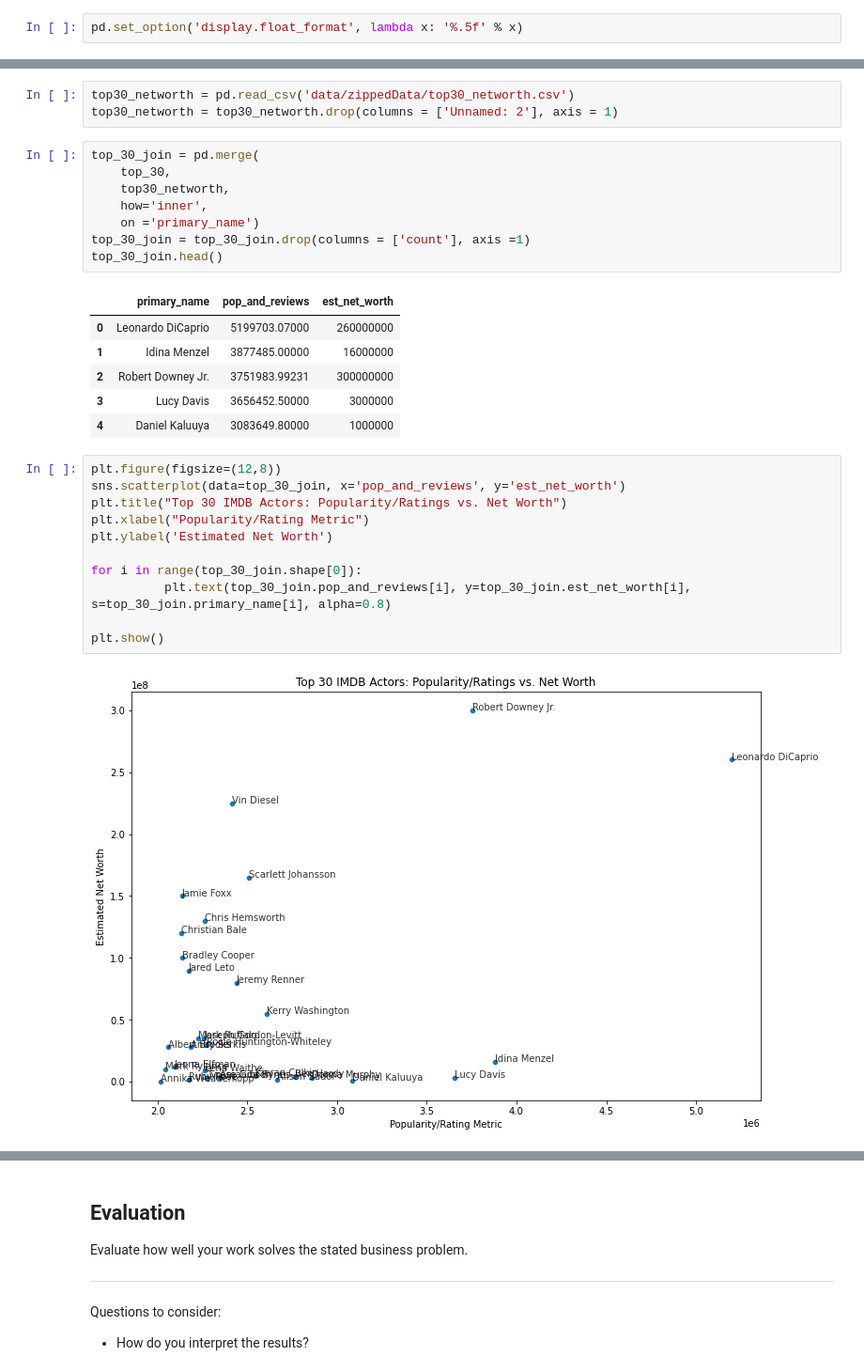
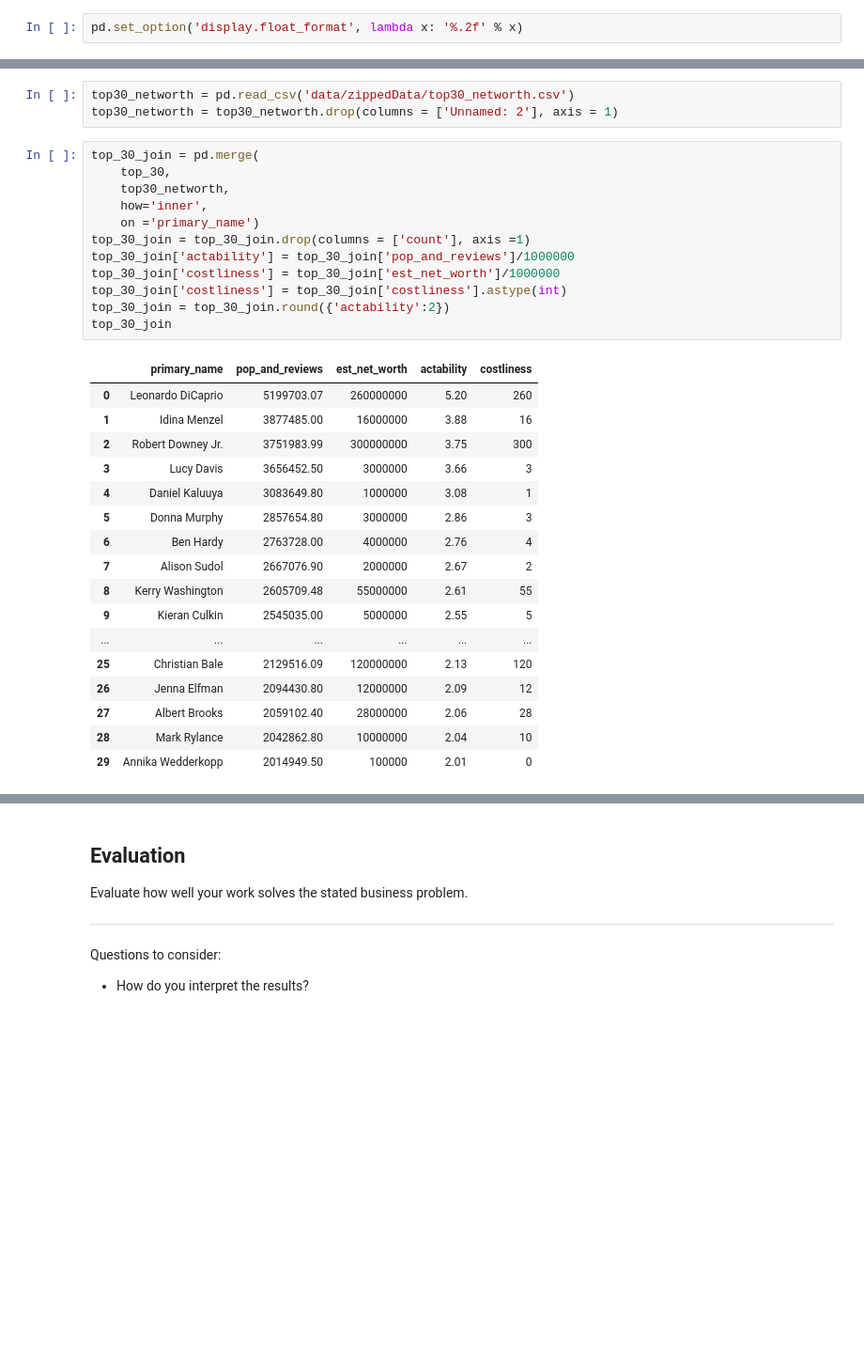
Before and after one commit to alexiskedo/Analyzing-Film-Production-Data, a Jupyter notebook: Kedo_Phase1ProjectNotebook.ipynb, the cells around one changed output, grey strips where cells are left out. Shown at 94% size. Drawn from its saved outputs; the diff is of its cells as text; blank space fills up the shorter version.

```diff
--- a/Kedo_Phase1ProjectNotebook.ipynb
+++ b/Kedo_Phase1ProjectNotebook.ipynb
@@ -1422,7 +1430,7 @@ actors_ranking = actors_ranking.rename(columns={'mean':'pop_and_reviews','count'
 actors_ranking.columns = actors_ranking.columns.droplevel(0)
 actors_ranking = actors_ranking.sort_values(by=['pop_and_reviews'],ascending=False)
 # %%
-pd.set_option('display.float_format', lambda x: '%.5f' % x)
+pd.set_option('display.float_format', lambda x: '%.2f' % x)
 # %%
 top_30 = actors_ranking.head(30)
 # %%
@@ -1431,28 +1439,30 @@ top30_networth = top30_networth.drop(columns = ['Unnamed: 2'], axis = 1)
 # %%
 top_30_join = pd.merge(
     top_30,
     top30_networth,
     how='inner',
     on ='primary_name')
 top_30_join = top_30_join.drop(columns = ['count'], axis =1)
-top_30_join.head()
+top_30_join['actability'] = top_30_join['pop_and_reviews']/1000000
+top_30_join['costliness'] = top_30_join['est_net_worth']/1000000
+top_30_join['costliness'] = top_30_join['costliness'].astype(int)
+top_30_join = top_30_join.round({'actability':2})
+top_30_join
 # %% [output]
-|  | primary_name | pop_and_reviews | est_net_worth |
-| 0 | Leonardo DiCaprio | 5199703.07000 | 260000000 |
-| 1 | Idina Menzel | 3877485.00000 | 16000000 |
-| 2 | Robert Downey Jr. | 3751983.99231 | 300000000 |
-| 3 | Lucy Davis | 3656452.50000 | 3000000 |
-| 4 | Daniel Kaluuya | 3083649.80000 | 1000000 |
+|  | primary_name | pop_and_reviews | est_net_worth | actability | costliness |
+| 0 | Leonardo DiCaprio | 5199703.07 | 260000000 | 5.20 | 260 |
+| 1 | Idina Menzel | 3877485.00 | 16000000 | 3.88 | 16 |
+| 2 | Robert Downey Jr. | 3751983.99 | 300000000 | 3.75 | 300 |
+| 3 | Lucy Davis | 3656452.50 | 3000000 | 3.66 | 3 |
+| 4 | Daniel Kaluuya | 3083649.80 | 1000000 | 3.08 | 1 |
+| 5 | Donna Murphy | 2857654.80 | 3000000 | 2.86 | 3 |
+| 6 | Ben Hardy | 2763728.00 | 4000000 | 2.76 | 4 |
+| 7 | Alison Sudol | 2667076.90 | 2000000 | 2.67 | 2 |
+| 8 | Kerry Washington | 2605709.48 | 55000000 | 2.61 | 55 |
+| 9 | Kieran Culkin | 2545035.00 | 5000000 | 2.55 | 5 |
+| ... | ... | ... | ... | ... | ... |
+| 25 | Christian Bale | 2129516.09 | 120000000 | 2.13 | 120 |
+| 26 | Jenna Elfman | 2094430.80 | 12000000 | 2.09 | 12 |
+| 27 | Albert Brooks | 2059102.40 | 28000000 | 2.06 | 28 |
+| 28 | Mark Rylance | 2042862.80 | 10000000 | 2.04 | 10 |
+| 29 | Annika Wedderkopp | 2014949.50 | 100000 | 2.01 | 0 |
-# %%
-plt.figure(figsize=(12,8))
-sns.scatterplot(data=top_30_join, x='pop_and_reviews', y='est_net_worth')
-plt.title("Top 30 IMDB Actors: Popularity/Ratings vs. Net Worth")
-plt.xlabel("Popularity/Rating Metric")
-plt.ylabel('Estimated Net Worth')
-
-for i in range(top_30_join.shape[0]):
-          plt.text(top_30_join.pop_and_reviews[i], y=top_30_join.est_net_worth[i], s=top_30_join.primary_name[i], alpha=0.8)
-
-plt.show()
-# %% [output]
-[figure, removed]
```
Also changed, not shown: parts of 10 cells of this notebook.
